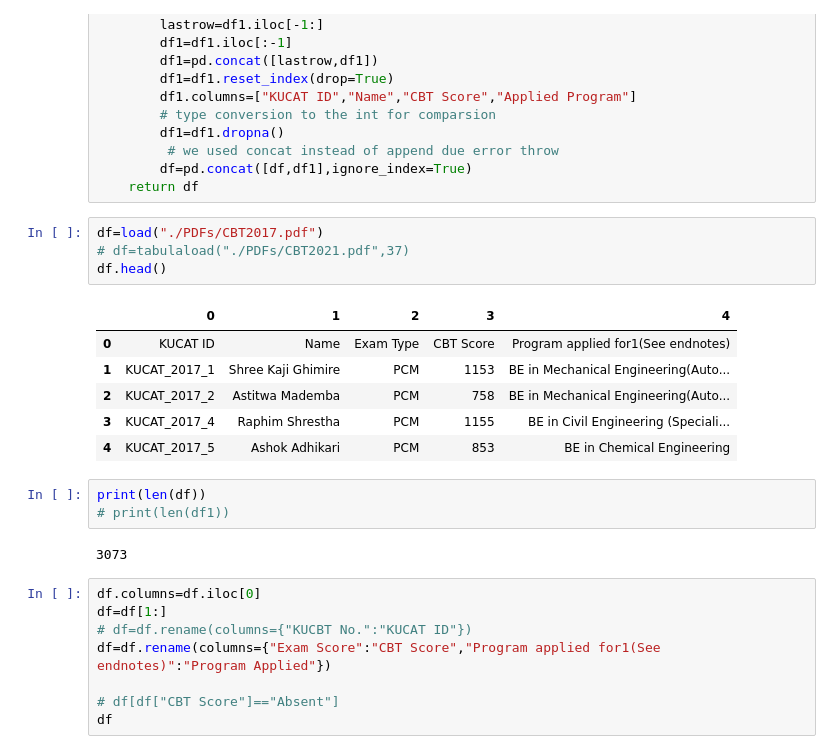
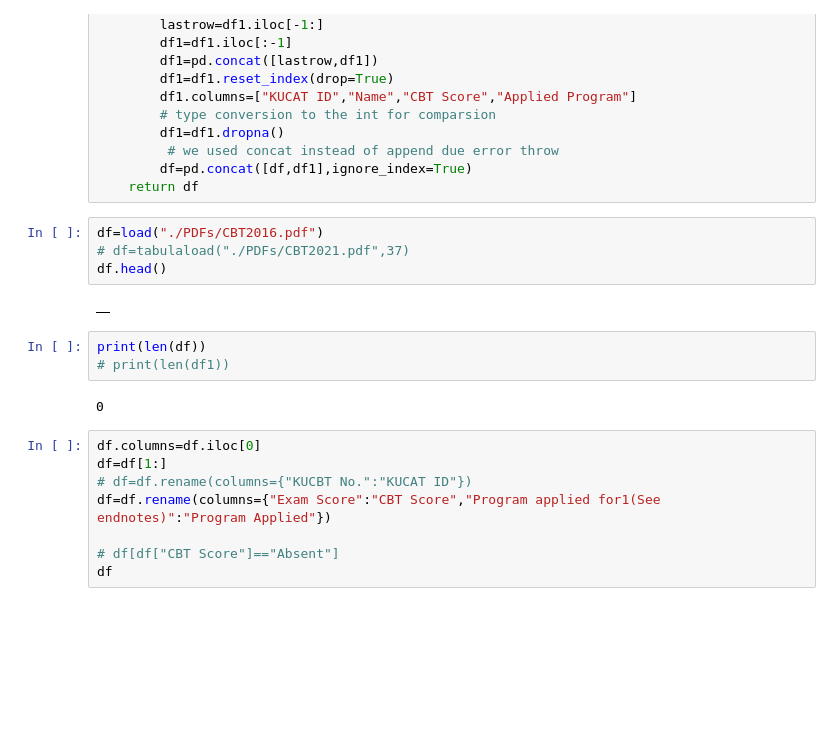
Before and after one commit to abiral-adhikari/CBTAnalysis, a Jupyter notebook: pdfextractor.ipynb, the cells around one changed output. Saved outputs shown, nothing was run; the diff lists cells and outputs as text; blank space fills up the shorter version.

```diff
--- a/rank.ipynb
+++ b/pdfextractor.ipynb
@@ -101,21 +101,16 @@ def tabulaload(filename,pageno):
         df=pd.concat([df,df1],ignore_index=True)
     return df
 # %%
-df=load("./PDFs/CBT2017.pdf")
+df=load("./PDFs/CBT2016.pdf")
 # df=tabulaload("./PDFs/CBT2021.pdf",37)
 df.head()
 # %% [output]
-|  | 0 | 1 | 2 | 3 | 4 |
-| 0 | KUCAT ID | Name | Exam Type | CBT Score | Program applied for1(See endnotes) |
-| 1 | KUCAT_2017_1 | Shree Kaji Ghimire | PCM | 1153 | BE in Mechanical Engineering(Auto... |
-| 2 | KUCAT_2017_2 | Astitwa Mademba | PCM | 758 | BE in Mechanical Engineering(Auto... |
-| 3 | KUCAT_2017_4 | Raphim Shrestha | PCM | 1155 | BE in Civil Engineering (Speciali... |
-| 4 | KUCAT_2017_5 | Ashok Adhikari | PCM | 853 | BE in Chemical Engineering |
+|  |
 # %%
 print(len(df))
 # print(len(df1))
 # %% [output]
-3073
+0
 # %%
 df.columns=df.iloc[0]
 df=df[1:]
```
